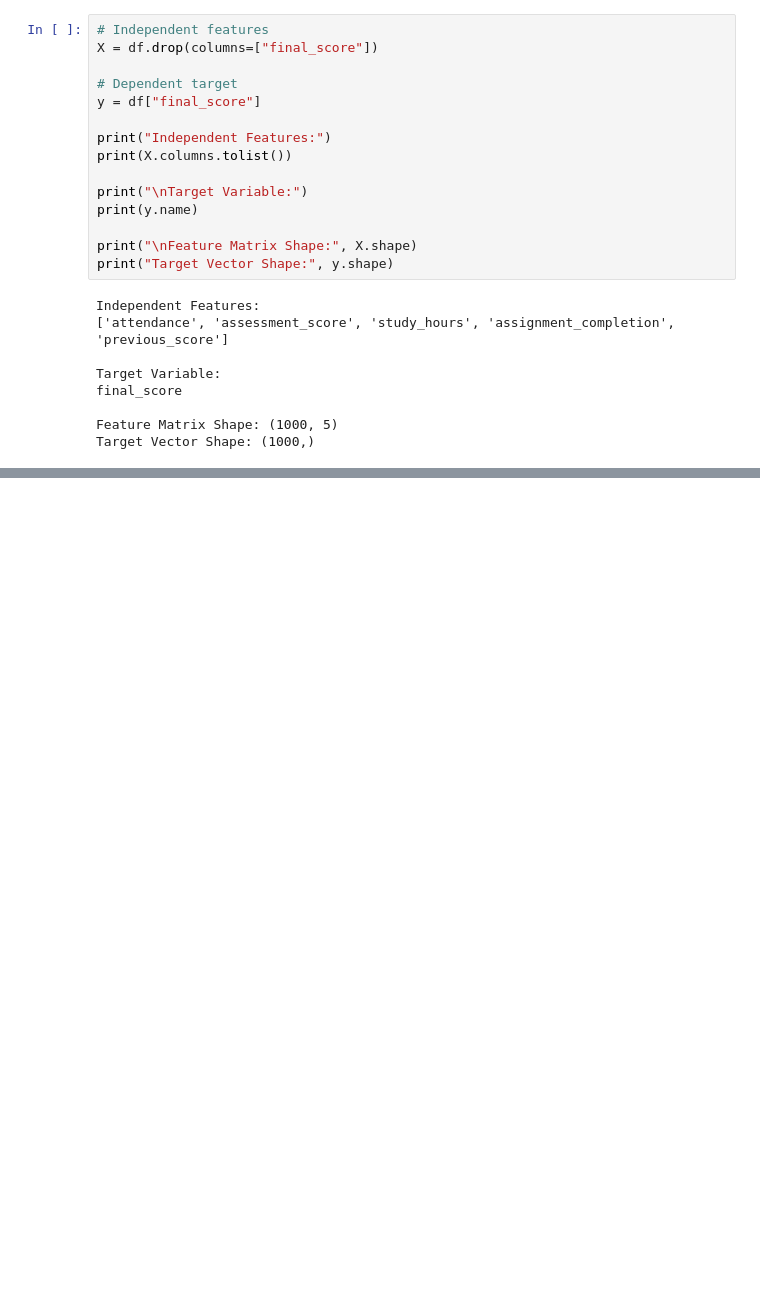
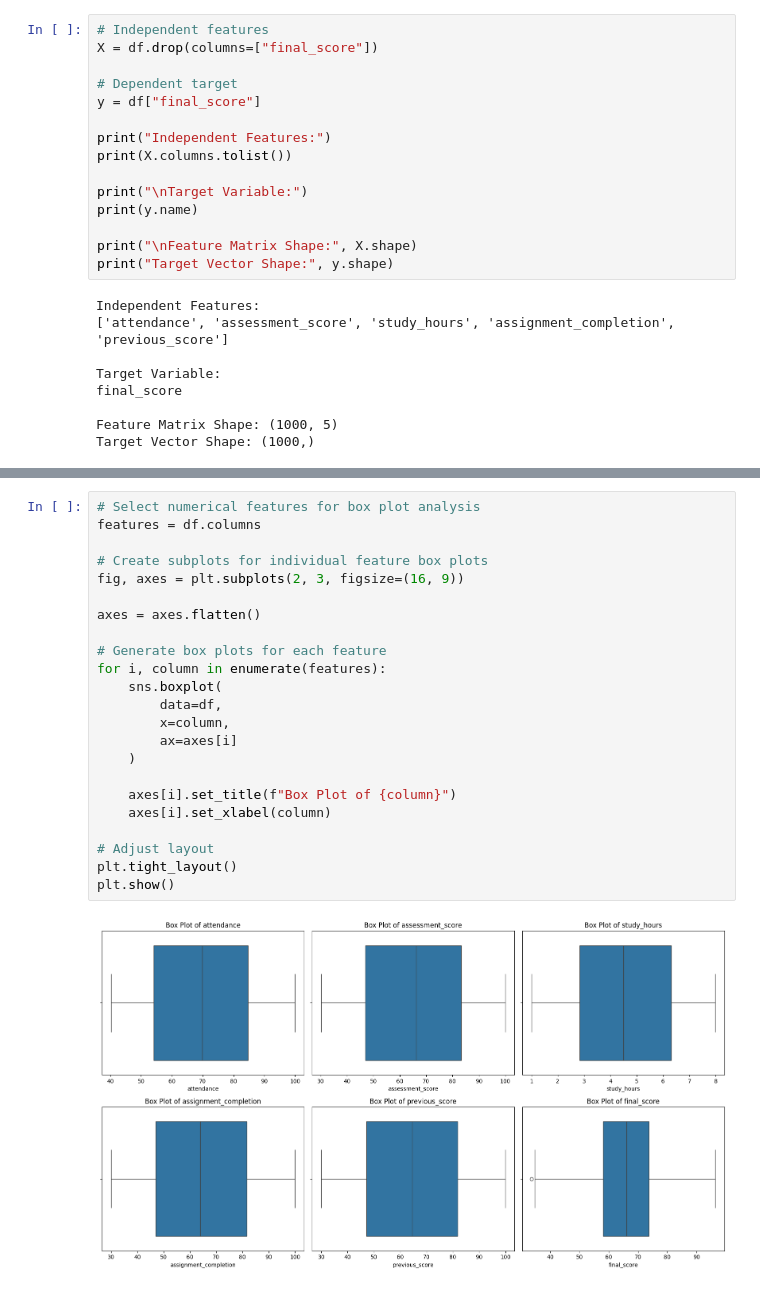
Before and after one commit to TanmayChauhan123/InsightPulse, a Jupyter notebook: notebooks/exploration.ipynb, the cells around one changed output, grey strips where cells are left out. Cells and saved outputs as stored; diff of their text form; blank space fills up the shorter version.

```diff
--- a/notebooks/exploration.ipynb
+++ b/notebooks/exploration.ipynb
@@ -158,0 +359,25 @@ Target Vector Shape: (1000,)
+# %%
+# Select numerical features for box plot analysis
+features = df.columns
+
+# Create subplots for individual feature box plots
+fig, axes = plt.subplots(2, 3, figsize=(16, 9))
+
+axes = axes.flatten()
+
+# Generate box plots for each feature
+for i, column in enumerate(features):
+    sns.boxplot(
+        data=df,
+        x=column,
+        ax=axes[i]
+    )
+
+    axes[i].set_title(f"Box Plot of {column}")
+    axes[i].set_xlabel(column)
+
+# Adjust layout
+plt.tight_layout()
+plt.show()
+# %% [output]
+[figure, added]
```
Also changed, not shown: parts of 30 cells of this notebook.
